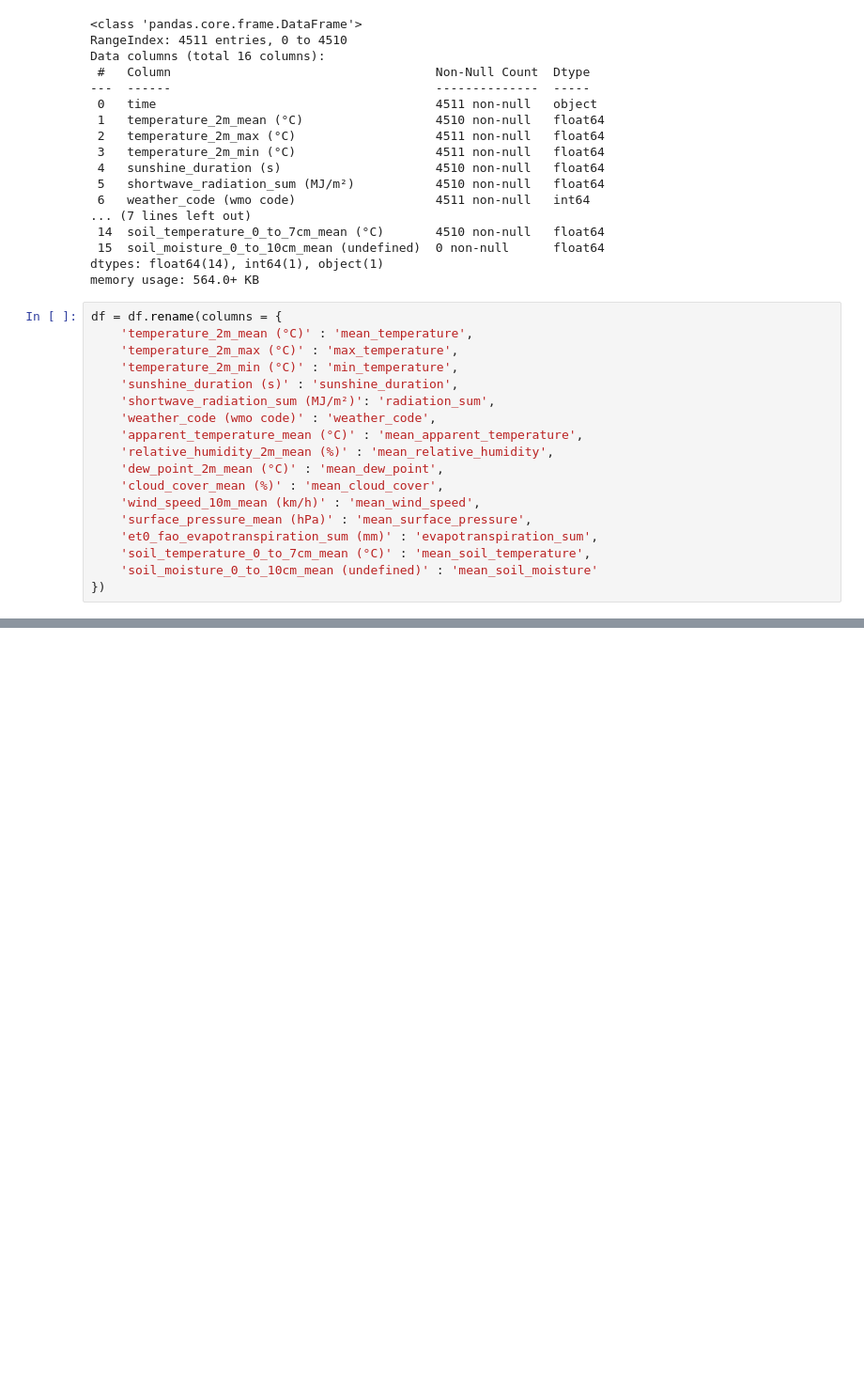
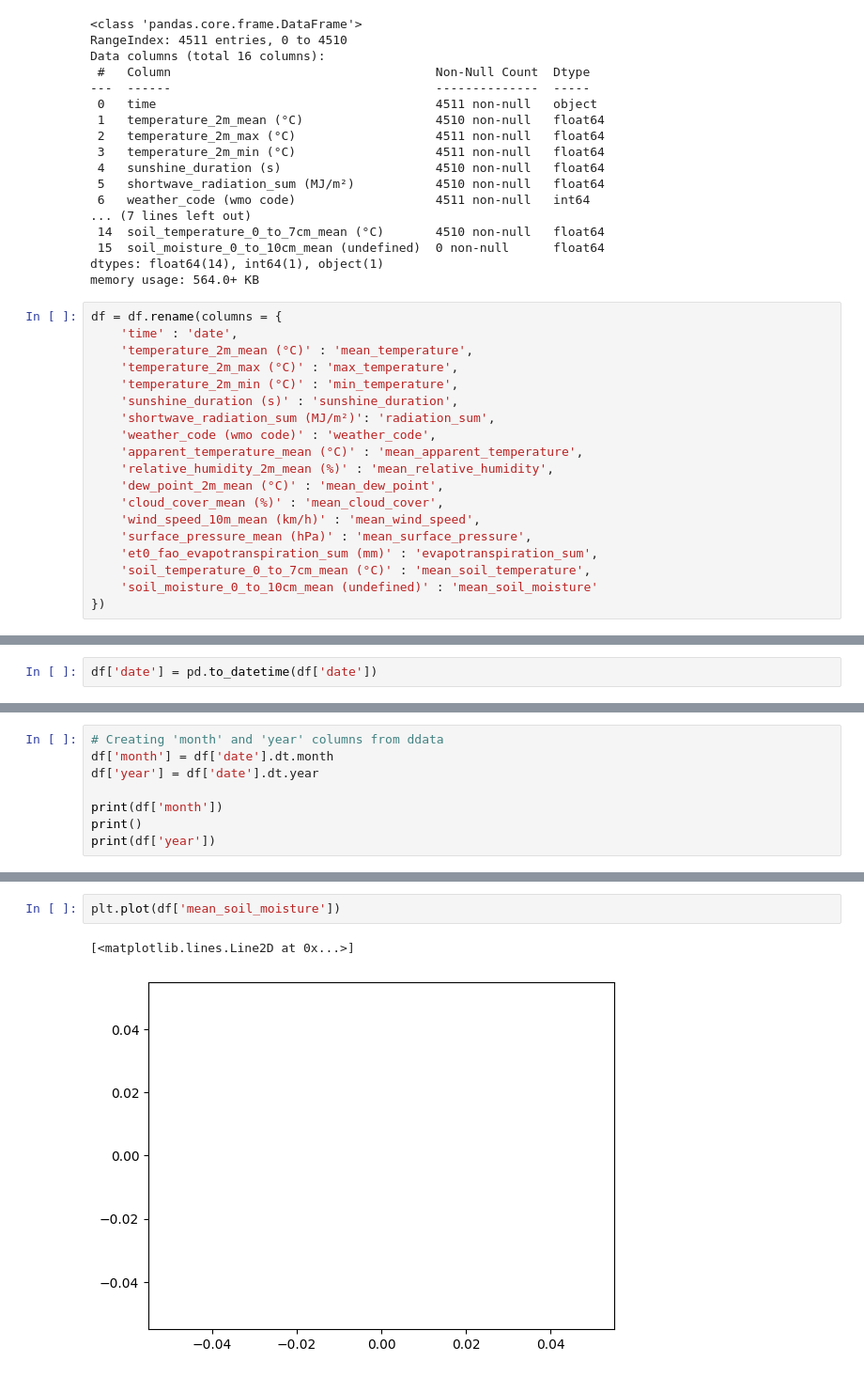
Before and after one commit to manthanawgan/MLops-Projects, a Jupyter notebook: Nagpur_Temperature_Detection_Model.ipynb, the cells around one changed output, grey strips where cells are left out. Shown at 94% size. Saved outputs shown, nothing was run; the diff lists cells and outputs as text; blank space fills up the shorter version.

```diff
--- a/Nagpur_Temperature_Detection_Model.ipynb
+++ b/Nagpur_Temperature_Detection_Model.ipynb
@@ -38,6 +41,7 @@ dtypes: float64(14), int64(1), object(1)
 memory usage: 564.0+ KB
 # %%
 df = df.rename(columns = {
+    'time' : 'date',
     'temperature_2m_mean (°C)' : 'mean_temperature',
     'temperature_2m_max (°C)' : 'max_temperature',
     'temperature_2m_min (°C)' : 'min_temperature',
@@ -56,0 +70,2 @@ df = df.rename(columns = {
+# %%
+df['date'] = pd.to_datetime(df['date'])
@@ -56,0 +104,8 @@ df = df.rename(columns = {
+# %%
+# Creating 'month' and 'year' columns from ddata
+df['month'] = df['date'].dt.month
+df['year'] = df['date'].dt.year
+
+print(df['month'])
+print()
+print(df['year'])
@@ -66,0 +153,5 @@ Index(['time', 'mean_temperature', 'max_temperature', 'min_temperature',
+# %%
+plt.plot(df['mean_soil_moisture'])
+# %% [output]
+[<matplotlib.lines.Line2D at 0x...>]
+[figure, added]
```
Also changed, not shown: parts of 12 cells of this notebook.
